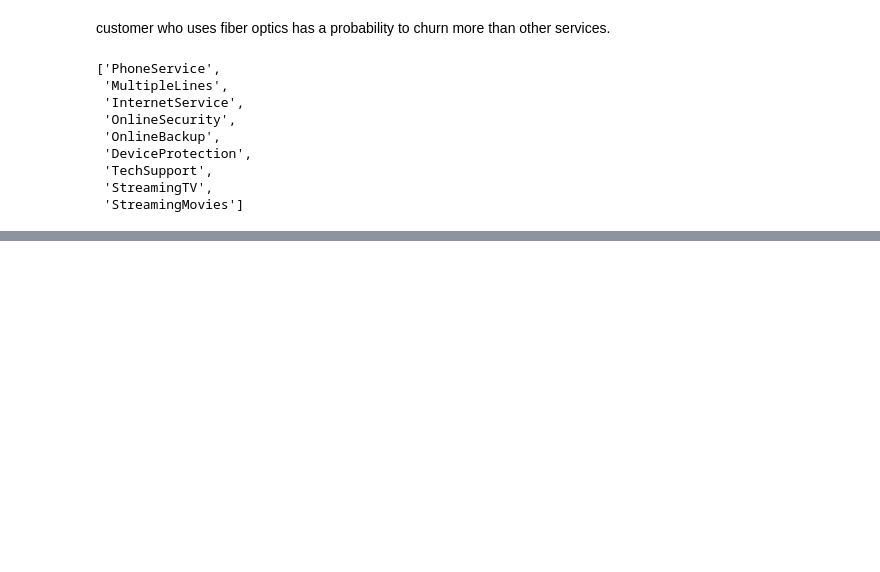
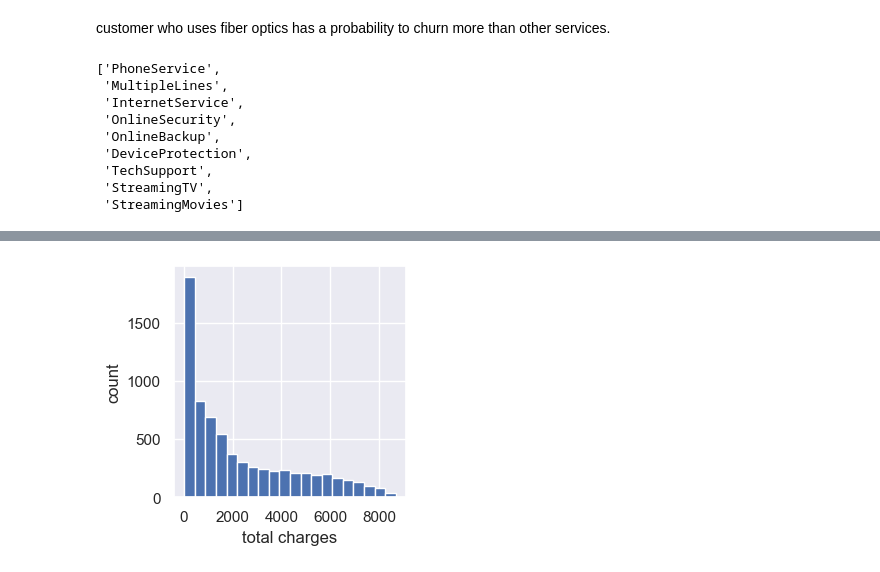
Before and after one commit to Oluyomy/Predicting-Telco-customer-churn, a Jupyter notebook: Customer churn c.ipynb, the cells around one changed output, grey strips where cells are left out. Cells and saved outputs as stored; diff of their text form; code cells hidden in the pictures; blank space fills up the shorter version.

```diff
--- a/Customer churn c.ipynb
+++ b/Customer churn c.ipynb
@@ -387,0 +447,7 @@ Services
+# %%
+plt.hist(Telco_df['TotalCharges'] , 20);
+plt.xlabel('total charges')
+plt.ylabel('count')
+plt.show();
+# %% [output]
+[figure, added]
```
Also changed, not shown: parts of 19 cells of this notebook.
